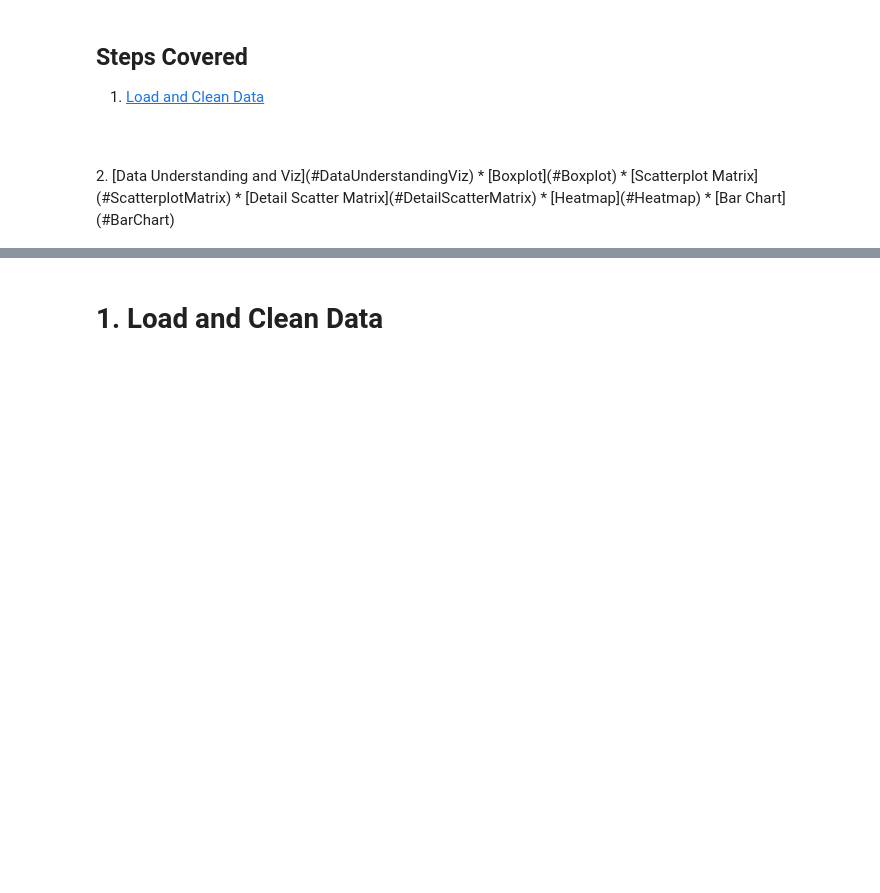
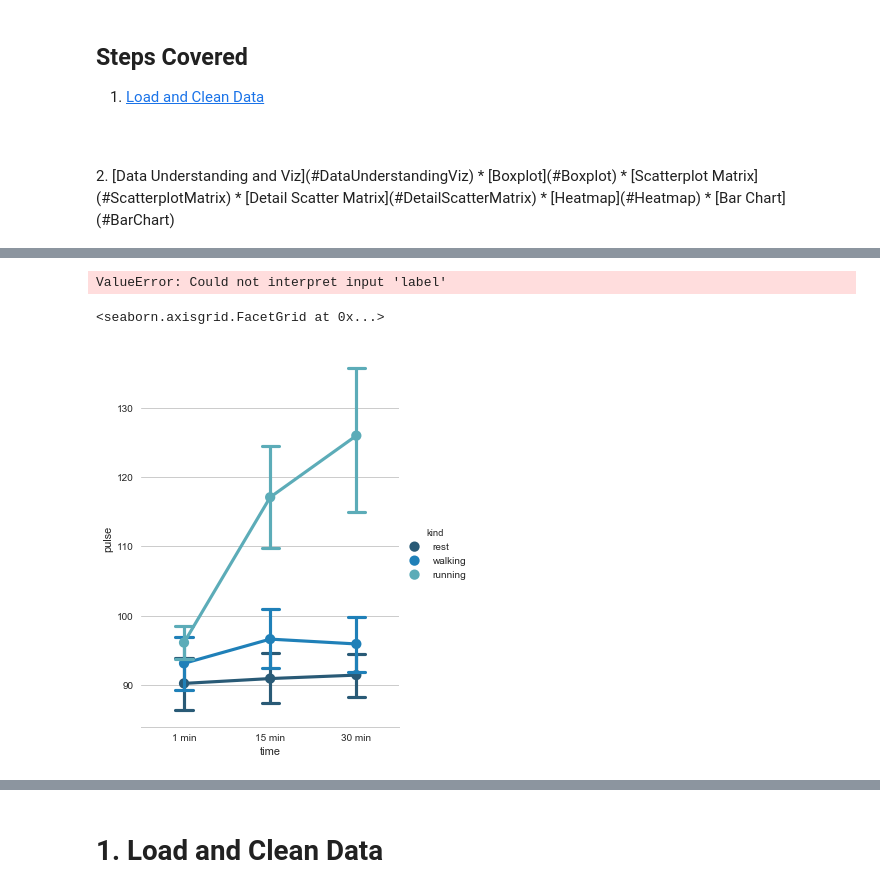
Before and after one commit to jason-jz-zhu/Data-Analysis-and-Viz-for-RL, a Jupyter notebook: Data Viz for RL.ipynb, the cells around one changed output, grey strips where cells are left out. Saved outputs shown, nothing was run; the diff lists cells and outputs as text; code cells hidden in the pictures; blank space fills up the shorter version.

```diff
--- a/Data Viz for RL.ipynb
+++ b/Data Viz for RL.ipynb
@@ -23,0 +200,23 @@ from numpy import median
+# %%
+sns.set(style="whitegrid")
+
+# Load the example exercise dataset
+df = sns.load_dataset("exercise")
+
+# Draw a pointplot to show pulse as a function of three categorical factors
+g = sns.factorplot(x="label", y="cnt", hue="category", data=df,
+                   capsize=.2, palette="YlGnBu_d", size=6, aspect=.75)
+g.despine(left=True)
+# %% [output]
+ValueError: Could not interpret input 'label'
+# %%
+sns.set(style="whitegrid")
+
+
+# Draw a pointplot to show pulse as a function of three categorical factors
+g = sns.factorplot(x="time", y="pulse", hue="kind", data=tweets_data_melt,
+                   capsize=.2, palette="YlGnBu_d", size=6, aspect=.75)
+g.despine(left=True)
+# %% [output]
+<seaborn.axisgrid.FacetGrid at 0x...>
+[figure, added]
```
Also changed, not shown: parts of 13 cells of this notebook, 1 other file.
